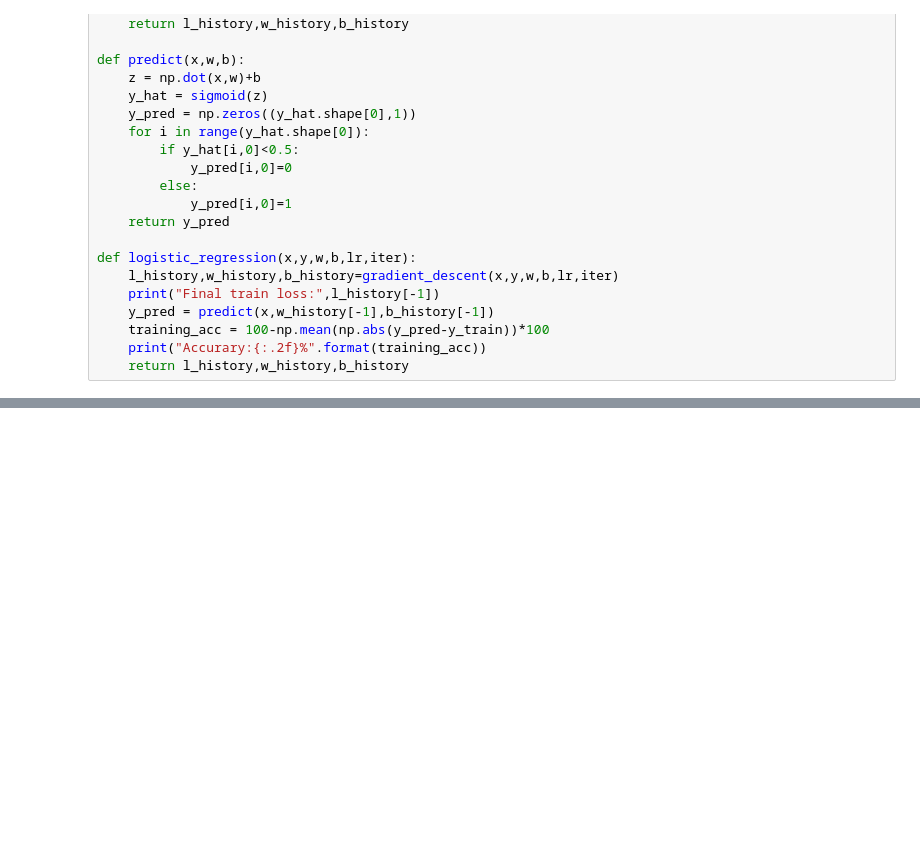
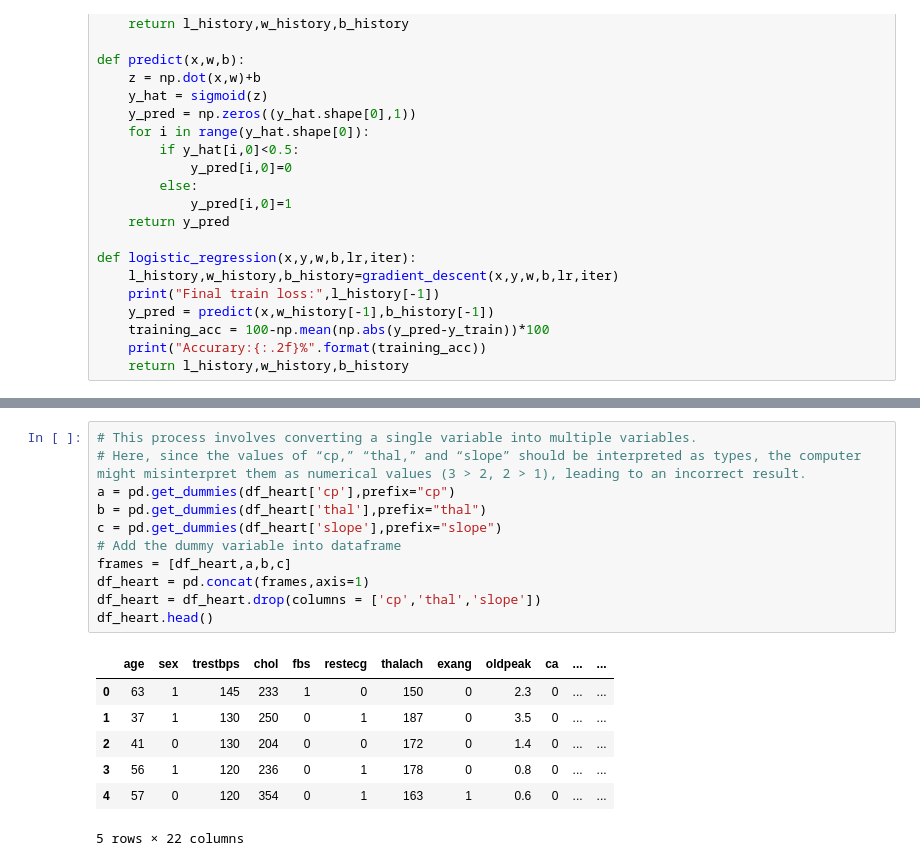
Before and after one commit to HaoLanLi/ML_Projects, a Jupyter notebook: ML_Project_5_logistic_regression/Logistic_Regression.ipynb, the cells around one changed output, grey strips where cells are left out. Saved outputs shown, nothing was run; the diff lists cells and outputs as text; blank space fills up the shorter version.

Commit message:
dummy veriable

```diff
--- a/ML_Project_5_logistic_regression/Logistic_Regression.ipynb
+++ b/ML_Project_5_logistic_regression/Logistic_Regression.ipynb
@@ -149,0 +152,19 @@ Sk Learn logistic regression accuracy:91.80%
+# %%
+# This process involves converting a single variable into multiple variables.
+# Here, since the values of “cp,” “thal,” and “slope” should be interpreted as types, the computer might misinterpret them as numerical values (3 > 2, 2 > 1), leading to an incorrect result.
+a = pd.get_dummies(df_heart['cp'],prefix="cp")
+b = pd.get_dummies(df_heart['thal'],prefix="thal")
+c = pd.get_dummies(df_heart['slope'],prefix="slope")
+# Add the dummy variable into dataframe
+frames = [df_heart,a,b,c]
+df_heart = pd.concat(frames,axis=1)
+df_heart = df_heart.drop(columns = ['cp','thal','slope'])
+df_heart.head()
+# %% [output]
+|  | age | sex | trestbps | chol | fbs | restecg | thalach | exang | oldpeak | ca | ... | ... |
+| 0 | 63 | 1 | 145 | 233 | 1 | 0 | 150 | 0 | 2.3 | 0 | ... | ... |
+| 1 | 37 | 1 | 130 | 250 | 0 | 1 | 187 | 0 | 3.5 | 0 | ... | ... |
+| 2 | 41 | 0 | 130 | 204 | 0 | 0 | 172 | 0 | 1.4 | 0 | ... | ... |
+| 3 | 56 | 1 | 120 | 236 | 0 | 1 | 178 | 0 | 0.8 | 0 | ... | ... |
+| 4 | 57 | 0 | 120 | 354 | 0 | 1 | 163 | 1 | 0.6 | 0 | ... | ... |
+5 rows × 22 columns
```
Also changed, not shown: parts of 3 cells of this notebook.
